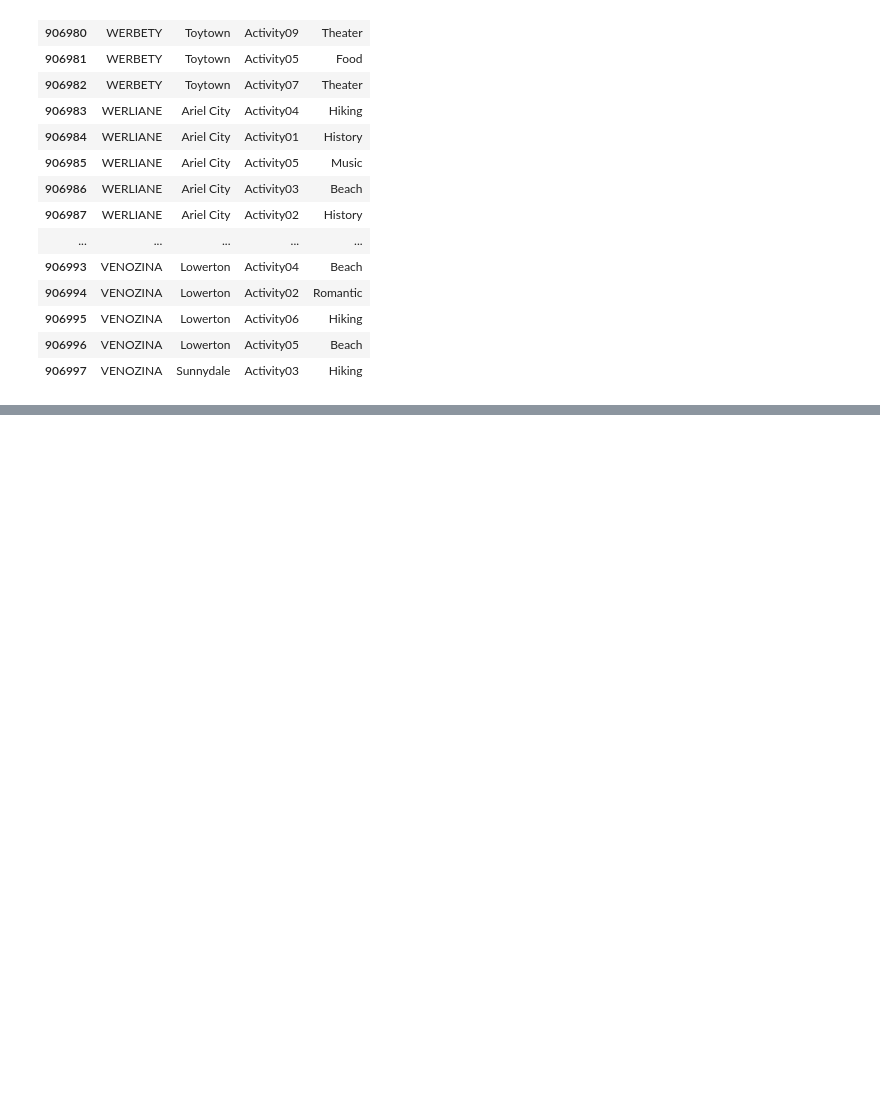
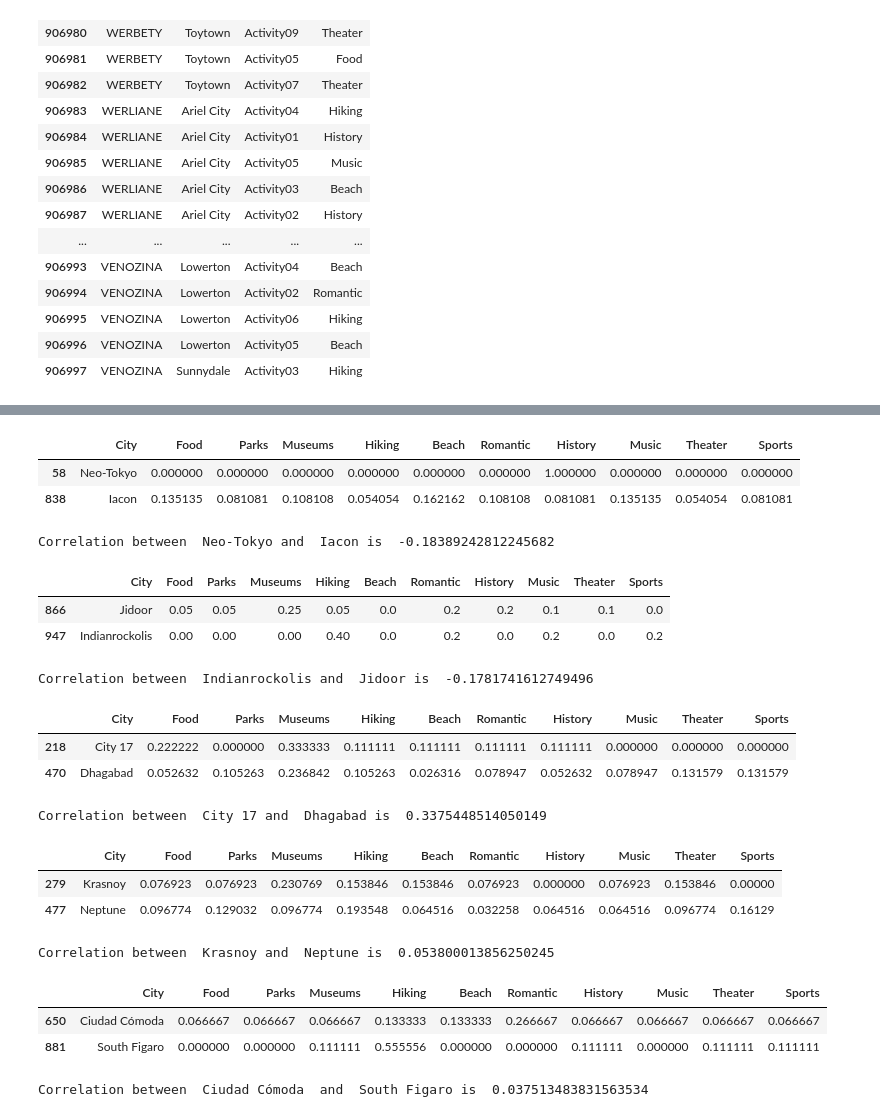
Before and after one commit to rodrigolink/travel_recommendation, a Jupyter notebook: tourism_recommendation_system.ipynb, the cells around one changed output, grey strips where cells are left out. Saved outputs shown, nothing was run; the diff lists cells and outputs as text; code cells hidden in the pictures; blank space fills up the shorter version.

```diff
--- a/tourism_recommendation_system.ipynb
+++ b/tourism_recommendation_system.ipynb
@@ -241,0 +256,26 @@ user_table.to_csv('user_table.csv',sep=';',index=False)
+# %%
+for ii in range(5):
+    city_picks = random.sample(range(len(city_vector)),2)
+    display(city_vector[city_vector.index.isin(city_picks)])
+    print('Correlation between ',city_vector.iloc[city_picks[0],0],'and ',city_vector.iloc[city_picks[1],0],'is ',pearsonr(city_vector.iloc[city_picks[0],1:],city_vector.iloc[city_picks[1],1:])[0])
+# %% [output]
+|  | City | Food | Parks | Museums | Hiking | Beach | Romantic | History | Music | Theater | Sports |
+| 58 | Neo-Tokyo | 0.000000 | 0.000000 | 0.000000 | 0.000000 | 0.000000 | 0.000000 | 1.000000 | 0.000000 | 0.000000 | 0.000000 |
+| 838 | Iacon | 0.135135 | 0.081081 | 0.108108 | 0.054054 | 0.162162 | 0.108108 | 0.081081 | 0.135135 | 0.054054 | 0.081081 |
+Correlation between  Neo-Tokyo and  Iacon is  -0.18389242812245682
+|  | City | Food | Parks | Museums | Hiking | Beach | Romantic | History | Music | Theater | Sports |
+| 866 | Jidoor | 0.05 | 0.05 | 0.25 | 0.05 | 0.0 | 0.2 | 0.2 | 0.1 | 0.1 | 0.0 |
+| 947 | Indianrockolis | 0.00 | 0.00 | 0.00 | 0.40 | 0.0 | 0.2 | 0.0 | 0.2 | 0.0 | 0.2 |
+Correlation between  Indianrockolis and  Jidoor is  -0.1781741612749496
+|  | City | Food | Parks | Museums | Hiking | Beach | Romantic | History | Music | Theater | Sports |
+| 218 | City 17 | 0.222222 | 0.000000 | 0.333333 | 0.111111 | 0.111111 | 0.111111 | 0.111111 | 0.000000 | 0.000000 | 0.000000 |
+| 470 | Dhagabad | 0.052632 | 0.105263 | 0.236842 | 0.105263 | 0.026316 | 0.078947 | 0.052632 | 0.078947 | 0.131579 | 0.131579 |
+Correlation between  City 17 and  Dhagabad is  0.3375448514050149
+|  | City | Food | Parks | Museums | Hiking | Beach | Romantic | History | Music | Theater | Sports |
+| 279 | Krasnoy | 0.076923 | 0.076923 | 0.230769 | 0.153846 | 0.153846 | 0.076923 | 0.000000 | 0.076923 | 0.153846 | 0.00000 |
+| 477 | Neptune | 0.096774 | 0.129032 | 0.096774 | 0.193548 | 0.064516 | 0.032258 | 0.064516 | 0.064516 | 0.096774 | 0.16129 |
+Correlation between  Krasnoy and  Neptune is  0.053800013856250245
+|  | City | Food | Parks | Museums | Hiking | Beach | Romantic | History | Music | Theater | Sports |
+| 650 | Ciudad Cómoda | 0.066667 | 0.066667 | 0.066667 | 0.133333 | 0.133333 | 0.266667 | 0.066667 | 0.066667 | 0.066667 | 0.066667 |
+| 881 | South Figaro | 0.000000 | 0.000000 | 0.111111 | 0.555556 | 0.000000 | 0.000000 | 0.111111 | 0.000000 | 0.111111 | 0.111111 |
+Correlation between  Ciudad Cómoda  and  South Figaro is  0.037513483831563534
```
Also changed, not shown: parts of 10 cells of this notebook.
